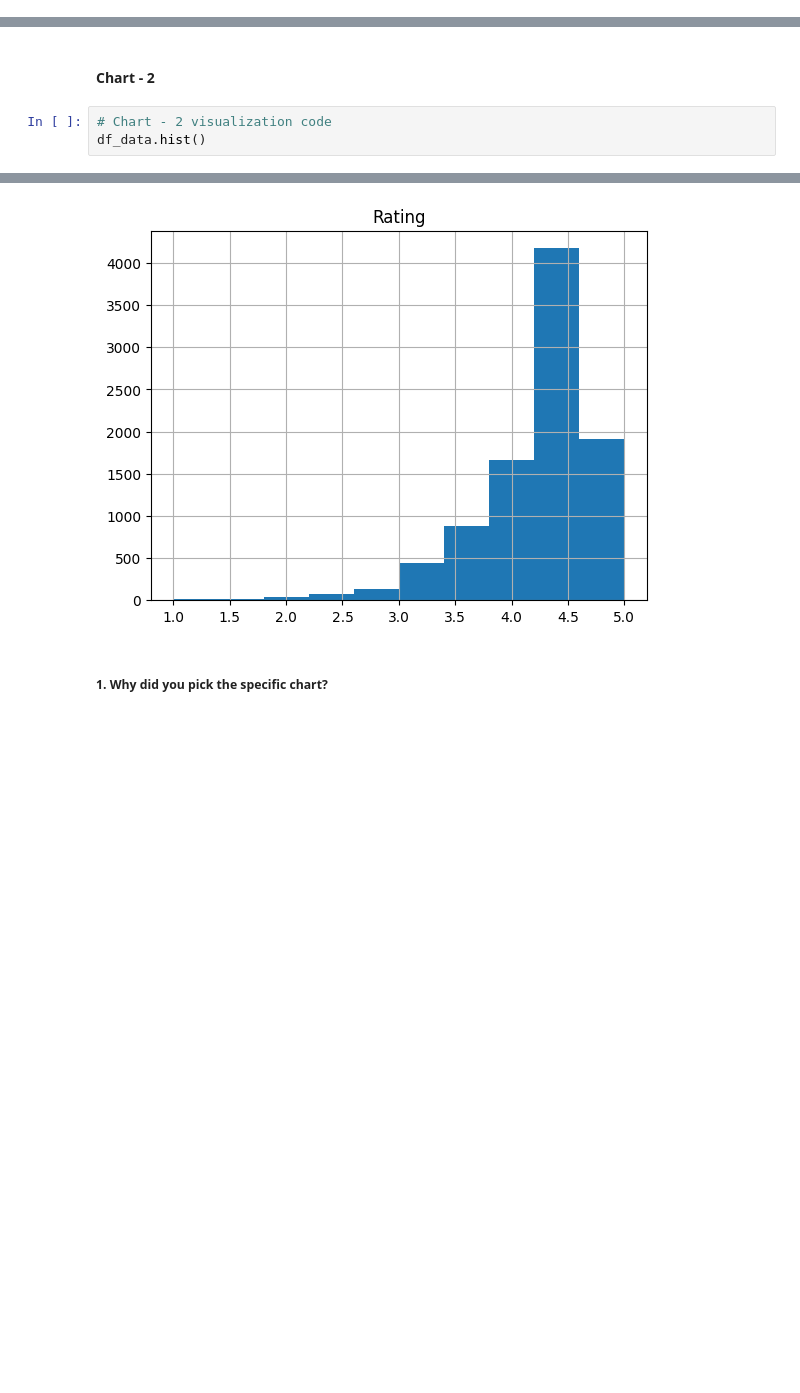
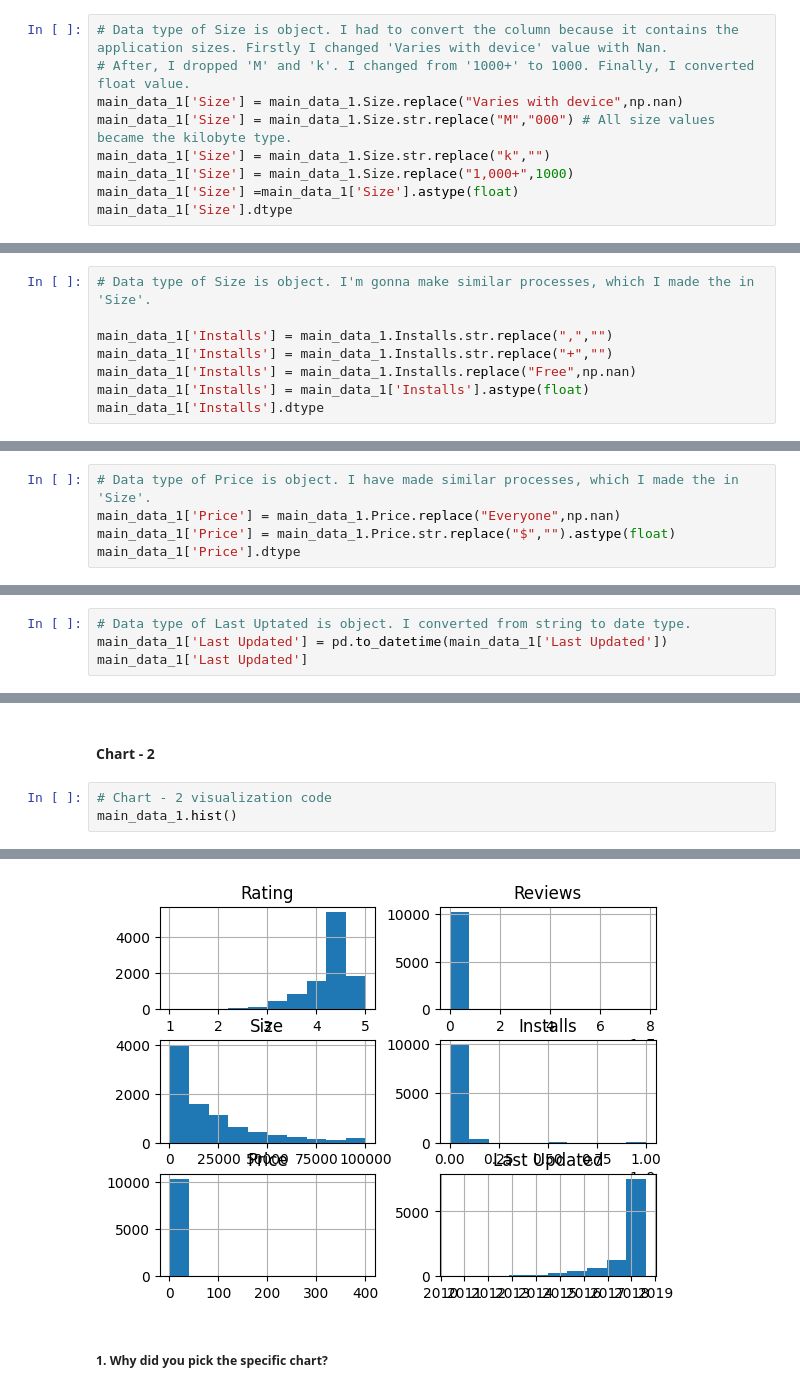
Before and after one commit to sachinwandale1994/Capstone-project, a Jupyter notebook: EDA_on_Play_Store_app_Review_Analysis.ipynb, the cells around one changed output, grey strips where cells are left out. Drawn from its saved outputs; the diff is of its cells as text; blank space fills up the shorter version.

```diff
--- a/EDA_on_Play_Store_app_Review_Analysis.ipynb
+++ b/EDA_on_Play_Store_app_Review_Analysis.ipynb
@@ -324,0 +533,9 @@ Answer Here
+# %%
+# Data type of Size is object. I had to convert the column because it contains the application sizes. Firstly I changed 'Varies with device' value with Nan.
+# After, I dropped 'M' and 'k'. I changed from '1000+' to 1000. Finally, I converted float value.
+main_data_1['Size'] = main_data_1.Size.replace("Varies with device",np.nan)
+main_data_1['Size'] = main_data_1.Size.str.replace("M","000") # All size values became the kilobyte type.
+main_data_1['Size'] = main_data_1.Size.str.replace("k","")
+main_data_1['Size'] = main_data_1.Size.replace("1,000+",1000)
+main_data_1['Size'] =main_data_1['Size'].astype(float)
+main_data_1['Size'].dtype
@@ -324,0 +569,8 @@ Answer Here
+# %%
+# Data type of Size is object. I'm gonna make similar processes, which I made the in 'Size'.
+
+main_data_1['Installs'] = main_data_1.Installs.str.replace(",","")
+main_data_1['Installs'] = main_data_1.Installs.str.replace("+","")
+main_data_1['Installs'] = main_data_1.Installs.replace("Free",np.nan)
+main_data_1['Installs'] = main_data_1['Installs'].astype(float)
+main_data_1['Installs'].dtype
@@ -324,0 +617,5 @@ Answer Here
+# %%
+# Data type of Price is object. I have made similar processes, which I made the in 'Size'.
+main_data_1['Price'] = main_data_1.Price.replace("Everyone",np.nan)
+main_data_1['Price'] = main_data_1.Price.str.replace("$","").astype(float)
+main_data_1['Price'].dtype
@@ -324,0 +641,4 @@ Answer Here
+# %%
+# Data type of Last Uptated is object. I converted from string to date type.
+main_data_1['Last Updated'] = pd.to_datetime(main_data_1['Last Updated'])
+main_data_1['Last Updated']
@@ -366,5 +736,5 @@ Answer Here
 #### Chart - 2
 # %%
 # Chart - 2 visualization code
-df_data.hist()
+main_data_1.hist()
 # %% [output]
@@ -372,4 +747,4 @@ array([[<Axes: title={'center': 'Rating'}>]], dtype=object)
-[figure, old version]
+[figure, new version]
 # %% [markdown]
 ##### 1. Why did you pick the specific chart?
 # %% [markdown]
```
Also changed, not shown: parts of 52 cells of this notebook.
